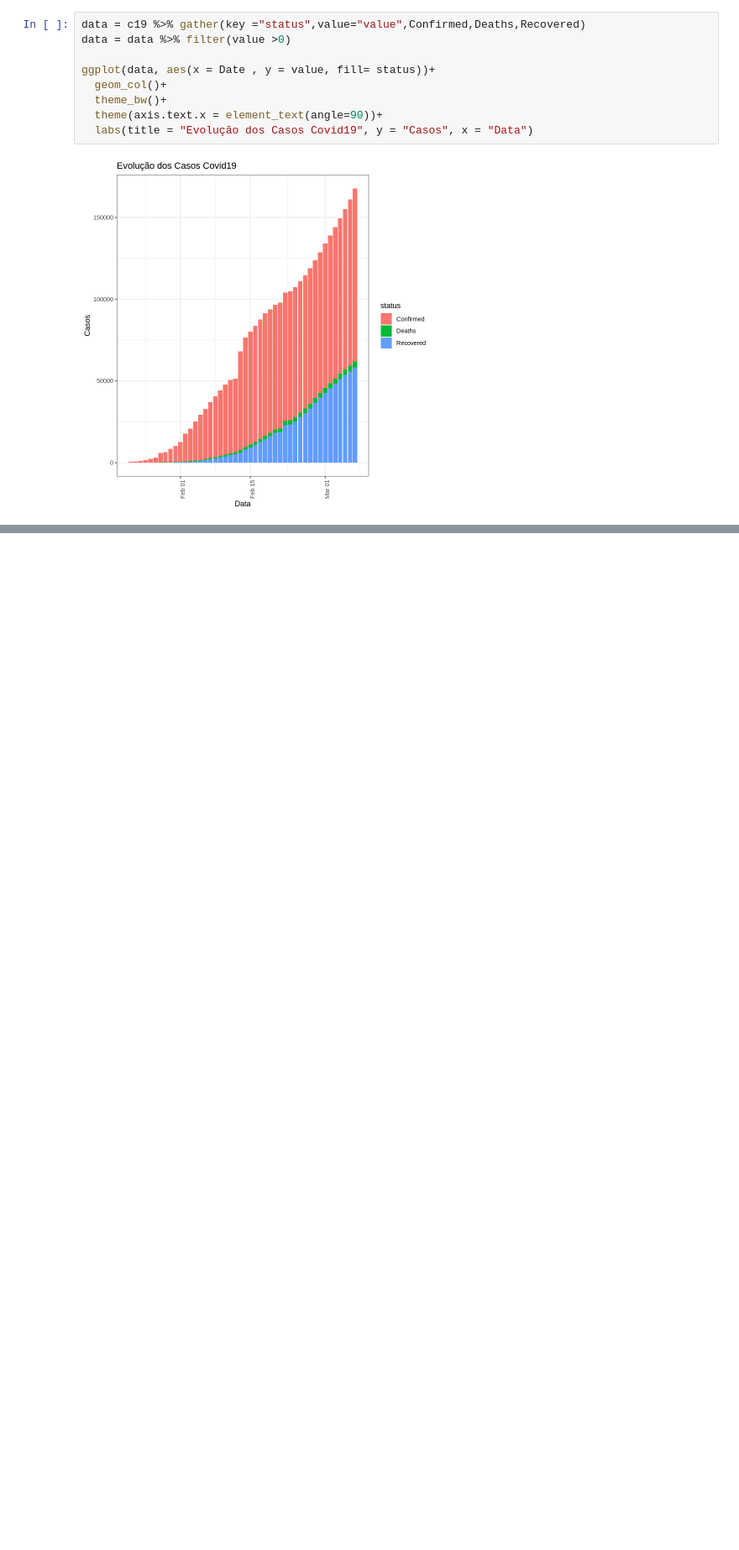
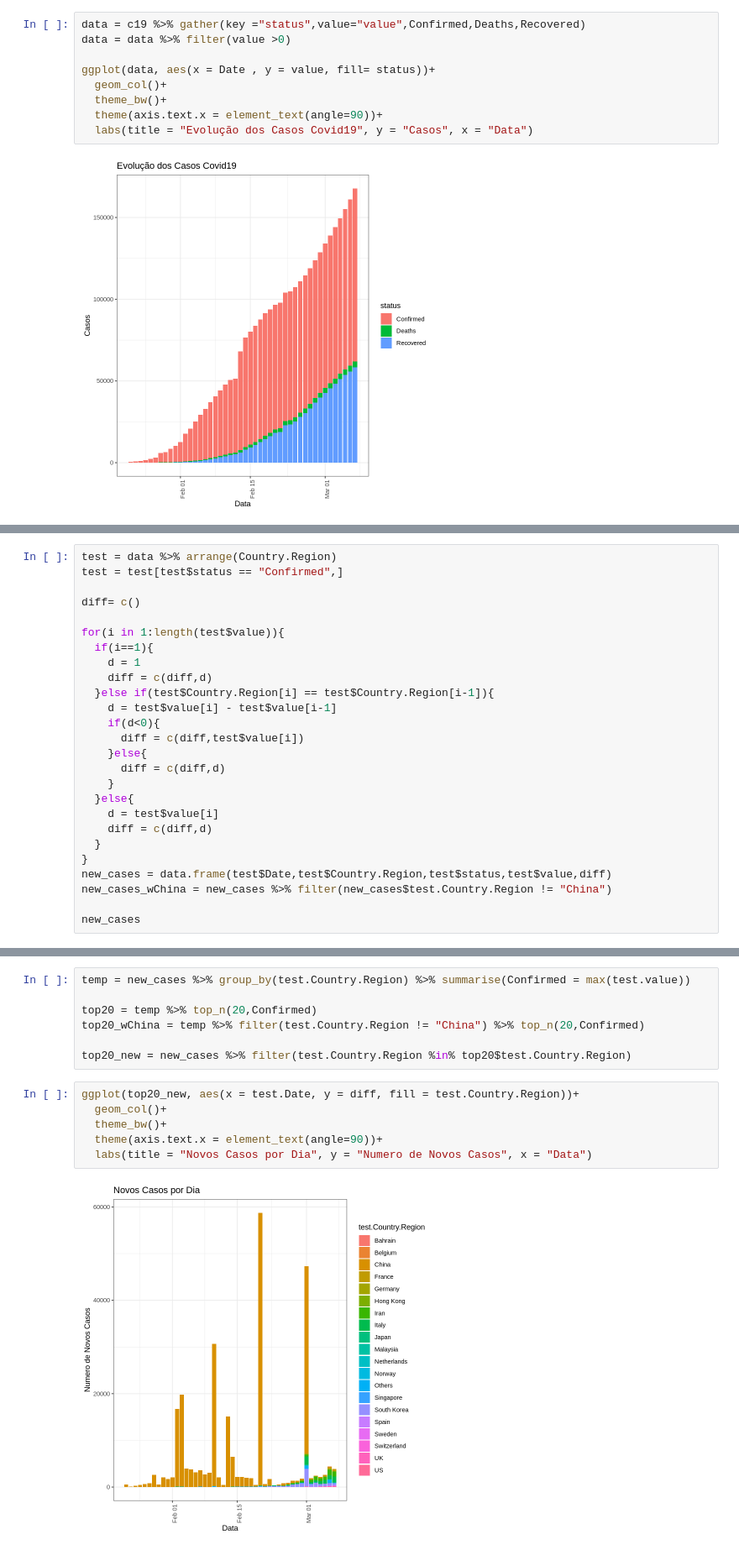
Before and after one commit to Matheusvfvitor/R, a Jupyter notebook: Covid.ipynb, the cells around one changed output, grey strips where cells are left out. Shown at 84% size. Cells and saved outputs as stored; diff of their text form; blank space fills up the shorter version.

```diff
--- a/Covid.ipynb
+++ b/Covid.ipynb
@@ -352,0 +468,26 @@ ggplot(data, aes(x = Date , y = value, fill= status))+
+# %%
+test = data %>% arrange(Country.Region)
+test = test[test$status == "Confirmed",]
+
+diff= c()
+
+for(i in 1:length(test$value)){
+  if(i==1){
+    d = 1
+    diff = c(diff,d)
+  }else if(test$Country.Region[i] == test$Country.Region[i-1]){
+    d = test$value[i] - test$value[i-1]
+    if(d<0){
+      diff = c(diff,test$value[i])
+    }else{
+      diff = c(diff,d)
+    }
+  }else{
+    d = test$value[i]
+    diff = c(diff,d)
+  }
+}
+new_cases = data.frame(test$Date,test$Country.Region,test$status,test$value,diff)
+new_cases_wChina = new_cases %>% filter(new_cases$test.Country.Region != "China")
+
+new_cases
@@ -359,0 +523,15 @@ ggplot(data, aes(x = Date , y = value, fill= Country.Region))+
+# %%
+temp = new_cases %>% group_by(test.Country.Region) %>% summarise(Confirmed = max(test.value))
+
+top20 = temp %>% top_n(20,Confirmed)
+top20_wChina = temp %>% filter(test.Country.Region != "China") %>% top_n(20,Confirmed)
+
+top20_new = new_cases %>% filter(test.Country.Region %in% top20$test.Country.Region)
+# %%
+ggplot(top20_new, aes(x = test.Date, y = diff, fill = test.Country.Region))+
+  geom_col()+
+  theme_bw()+
+  theme(axis.text.x = element_text(angle=90))+
+  labs(title = "Novos Casos por Dia", y = "Numero de Novos Casos", x = "Data")
+# %% [output]
+[figure, added]
```
Also changed, not shown: parts of 26 cells of this notebook.
